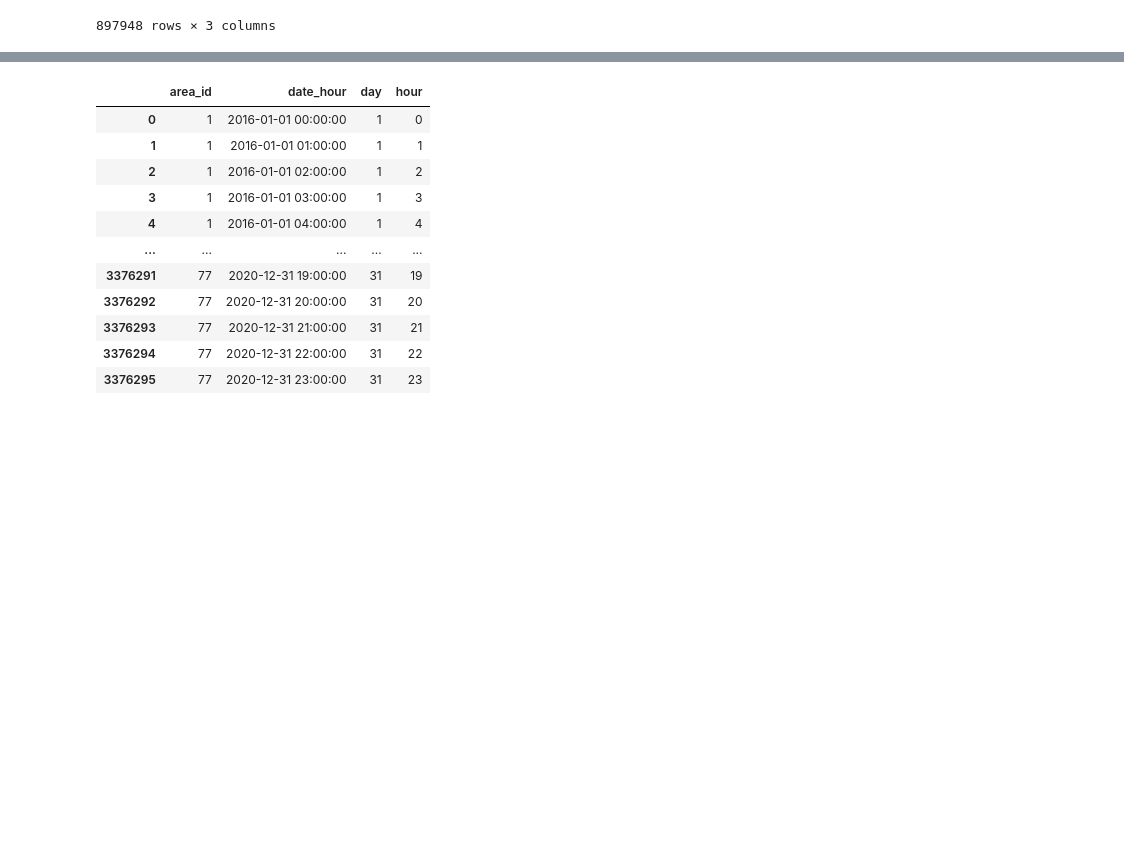
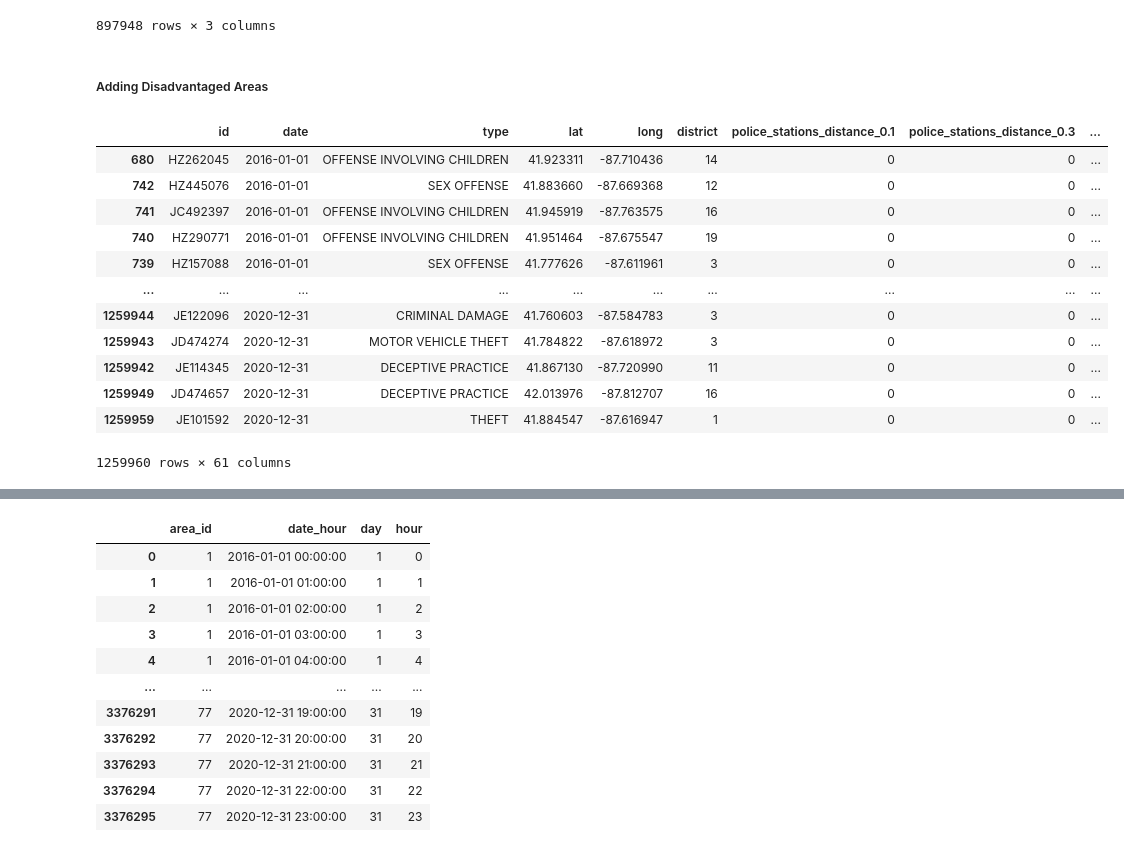
Before and after one commit to evanameyer1/Uncovering-New-Factors-In-Chicago-Crime-through-Regression-Models, a Jupyter notebook: models/notebooks/04_feature_engineering.ipynb, the cells around one changed output, grey strips where cells are left out. Cells and saved outputs as stored; diff of their text form; code cells hidden in the pictures; blank space fills up the shorter version.

```diff
--- a/models/notebooks/04_feature_engineering.ipynb
+++ b/models/notebooks/04_feature_engineering.ipynb
@@ -72,3 +75,21 @@ for window in time_windows:
 area_crimes_over_hours = pd.merge(left=crime_with_proximity[['id', 'area_id', 'date_hour', 'hour', 'day']], right=area_crimes_over_hours, left_on=['area_id', 'date_hour'], right_on=['area_id', 'date'], how='left')
 # %%
 area_crimes_over_hours = area_crimes_over_hours[['id', 'area_id', 'date_hour', 'area_crimes_this_hour', 'area_crimes_1_hours_prev', 'area_crimes_3_hours_prev', 'area_crimes_6_hours_prev', 'area_crimes_12_hours_prev', 'area_crimes_24_hours_prev']]
+# %% [markdown]
+##### Adding Disadvantaged Areas
+# %%
+crime_with_proximity
+# %% [output]
+|  | id | date | type | lat | long | district | police_stations_distance_0.1 | police_stations_distance_0.3 | ... |
+| 680 | HZ262045 | 2016-01-01 | OFFENSE INVOLVING CHILDREN | 41.923311 | -87.710436 | 14 | 0 | 0 | ... |
+| 742 | HZ445076 | 2016-01-01 | SEX OFFENSE | 41.883660 | -87.669368 | 12 | 0 | 0 | ... |
+| 741 | JC492397 | 2016-01-01 | OFFENSE INVOLVING CHILDREN | 41.945919 | -87.763575 | 16 | 0 | 0 | ... |
+| 740 | HZ290771 | 2016-01-01 | OFFENSE INVOLVING CHILDREN | 41.951464 | -87.675547 | 19 | 0 | 0 | ... |
+| 739 | HZ157088 | 2016-01-01 | SEX OFFENSE | 41.777626 | -87.611961 | 3 | 0 | 0 | ... |
+| ... | ... | ... | ... | ... | ... | ... | ... | ... | ... |
+| 1259944 | JE122096 | 2020-12-31 | CRIMINAL DAMAGE | 41.760603 | -87.584783 | 3 | 0 | 0 | ... |
+| 1259943 | JD474274 | 2020-12-31 | MOTOR VEHICLE THEFT | 41.784822 | -87.618972 | 3 | 0 | 0 | ... |
+| 1259942 | JE114345 | 2020-12-31 | DECEPTIVE PRACTICE | 41.867130 | -87.720990 | 11 | 0 | 0 | ... |
+| 1259949 | JD474657 | 2020-12-31 | DECEPTIVE PRACTICE | 42.013976 | -87.812707 | 16 | 0 | 0 | ... |
+| 1259959 | JE101592 | 2020-12-31 | THEFT | 41.884547 | -87.616947 | 1 | 0 | 0 | ... |
+1259960 rows × 61 columns
```
Also changed, not shown: parts of 40 cells of this notebook, 23 other files.
